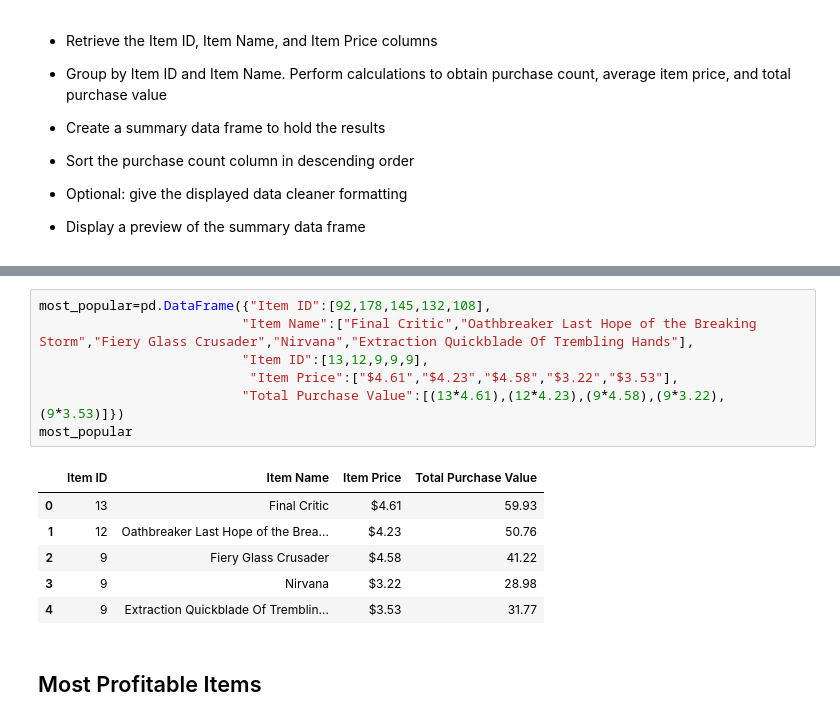
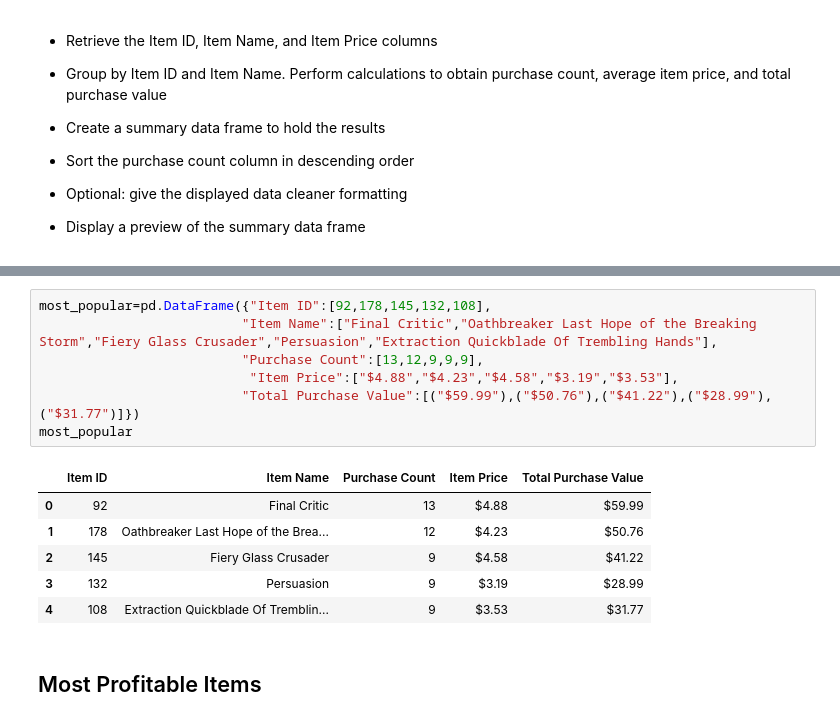
Before and after one commit to cdturner618/Panda-Challenge, a Jupyter notebook: HeroesOfPymoli/HeroesOfPymoli_starter.ipynb, the cells around one changed output, grey strips where cells are left out. Drawn from its saved outputs; the diff is of its cells as text.

```diff
--- a/HeroesOfPymoli/HeroesOfPymoli_starter.ipynb
+++ b/HeroesOfPymoli/HeroesOfPymoli_starter.ipynb
@@ -726,17 +707,17 @@ Sort_Count.head()
 # %%
 most_popular=pd.DataFrame({"Item ID":[92,178,145,132,108],
-                          "Item Name":["Final Critic","Oathbreaker Last Hope of the Breaking Storm","Fiery Glass Crusader","Nirvana","Extraction Quickblade Of Trembling Hands"],
-                          "Item ID":[13,12,9,9,9],
-                           "Item Price":["$4.61","$4.23","$4.58","$3.22","$3.53"],
-                          "Total Purchase Value":[(13*4.61),(12*4.23),(9*4.58),(9*3.22),(9*3.53)]})
+                          "Item Name":["Final Critic","Oathbreaker Last Hope of the Breaking Storm","Fiery Glass Crusader","Persuasion","Extraction Quickblade Of Trembling Hands"],
+                          "Purchase Count":[13,12,9,9,9],
+                           "Item Price":["$4.88","$4.23","$4.58","$3.19","$3.53"],
+                          "Total Purchase Value":[("$59.99"),("$50.76"),("$41.22"),("$28.99"),("$31.77")]})
 most_popular
 # %% [output]
-|  | Item ID | Item Name | Item Price | Total Purchase Value |
-| 0 | 13 | Final Critic | $4.61 | 59.93 |
-| 1 | 12 | Oathbreaker Last Hope of the Brea... | $4.23 | 50.76 |
-| 2 | 9 | Fiery Glass Crusader | $4.58 | 41.22 |
-| 3 | 9 | Nirvana | $3.22 | 28.98 |
-| 4 | 9 | Extraction Quickblade Of Tremblin... | $3.53 | 31.77 |
+|  | Item ID | Item Name | Purchase Count | Item Price | Total Purchase Value |
+| 0 | 92 | Final Critic | 13 | $4.88 | $59.99 |
+| 1 | 178 | Oathbreaker Last Hope of the Brea... | 12 | $4.23 | $50.76 |
+| 2 | 145 | Fiery Glass Crusader | 9 | $4.58 | $41.22 |
+| 3 | 132 | Persuasion | 9 | $3.19 | $28.99 |
+| 4 | 108 | Extraction Quickblade Of Tremblin... | 9 | $3.53 | $31.77 |
 # %% [markdown]
 ## Most Profitable Items
 # %% [markdown]
```
Also changed, not shown: parts of 7 cells of this notebook.
